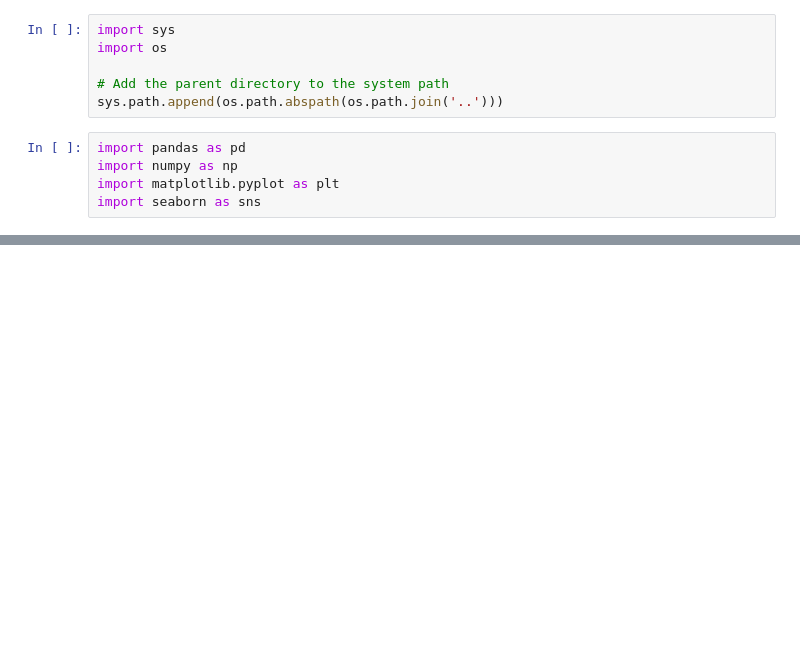
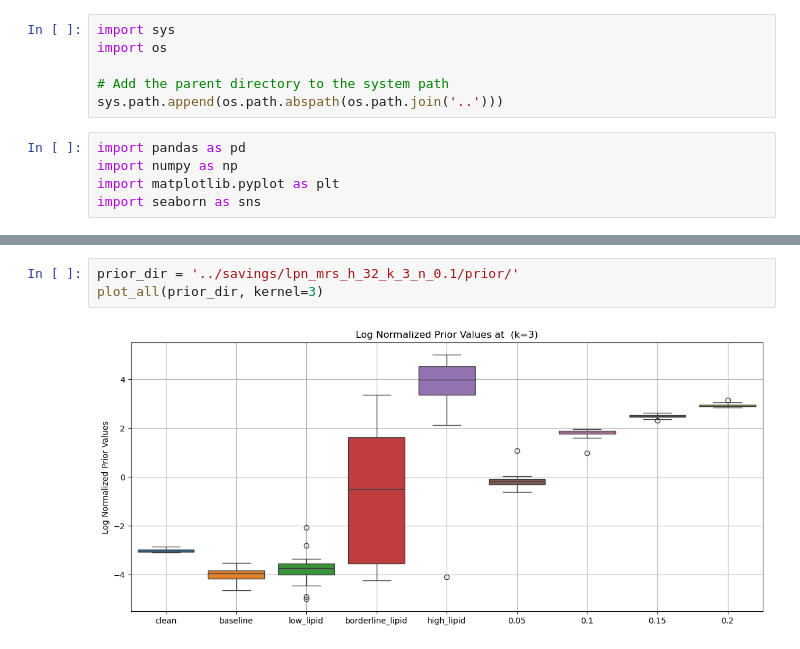
Before and after one commit to break-the-wa11/lpn_mrs, a Jupyter notebook: temp_code/prior_cmp.ipynb, the cells around one changed output, grey strips where cells are left out. Cells and saved outputs as stored; diff of their text form; blank space fills up the shorter version.

```diff
--- a/temp_code/prior_cmp.ipynb
+++ b/temp_code/prior_cmp.ipynb
@@ -48,0 +137,5 @@ plot_prior(prior_glow)
+# %%
+prior_dir = '../savings/lpn_mrs_h_32_k_3_n_0.1/prior/'
+plot_all(prior_dir, kernel=3)
+# %% [output]
+[figure, added]
```
Also changed, not shown: parts of 6 cells of this notebook, 15 other files.
